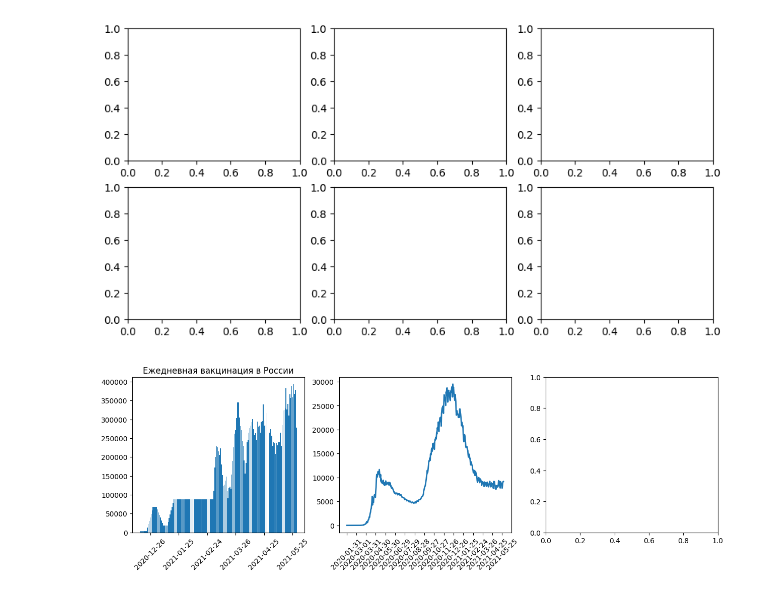
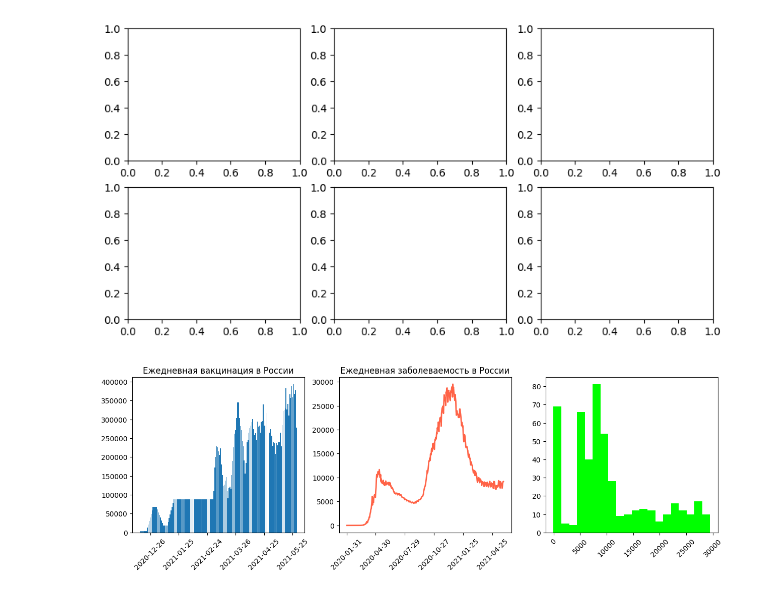
Before and after one commit to SudarickovIlya/DataCleaningProject, a Jupyter notebook: Visualization/Matplotlib.ipynb, the cells around one changed output. Cells and saved outputs as stored; diff of their text form; code cells hidden in the pictures.

Commit message:
Multiples + subplots

```diff
--- a/Visualization/Matplotlib.ipynb
+++ b/Visualization/Matplotlib.ipynb
@@ -190,34 +190,46 @@ fig, axes = plt.subplots(nrows=2, ncols=3, figsize=(10, 5))
 # %%
 import matplotlib.ticker as pltticker
 loc_1 = pltticker.MultipleLocator(base=30.0)
-loc_2=pltticker.MultipleLocator(base=30.0)
+loc_2=pltticker.MultipleLocator(base=90.0)
 
 russia_data = covid_df[covid_df['country'] == 'Russia']
 
 # Визуализация диаграммы
 fig, axes = plt.subplots(nrows=1, ncols=3, figsize=(15, 4))
 
 # столбчатая диаграмма
 axes[0].bar(
     x=russia_data['date'],
     height=russia_data['daily_vaccinations'],
     label='Число вакцинированных'
 )
 
 axes[0].xaxis.set_major_locator(loc_1)
 axes[0].xaxis.set_tick_params(rotation=45)
 axes[0].set_title('Ежедневная вакцинация в России')
 
 axes[1].plot(
     russia_data['date'],
     russia_data['daily_confirmed'],
     lw=2,
+    color='tomato',
     label='Число заболевших'
     )
+
 axes[1].xaxis.set_major_locator(loc_2)
 axes[1].xaxis.set_tick_params(rotation=45)
+axes[1].set_title('Ежедневная заболеваемость в России')
+
+axes[2].hist(
+    x=russia_data['daily_confirmed'],
+    label=["Число заболевших"],
+    color='lime',
+    bins=20)
+
+axes[2].set_title='Гистограмма заболеваемости в России'
+axes[2].xaxis.set_tick_params(rotation=45)
 # %% [output]
-[figure, old version]
+[figure, new version]
 # %%
 russia_data.head(5)
 # %% [output]
```
